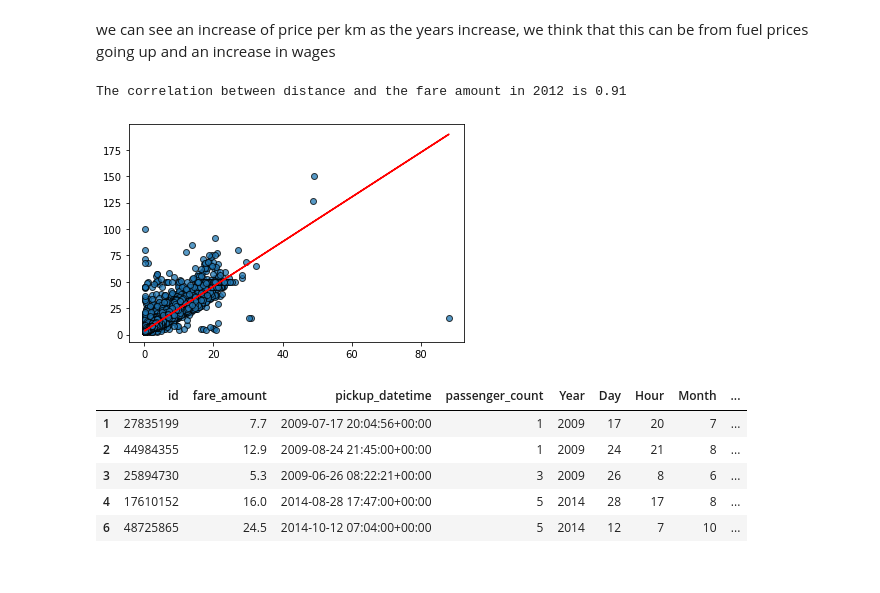
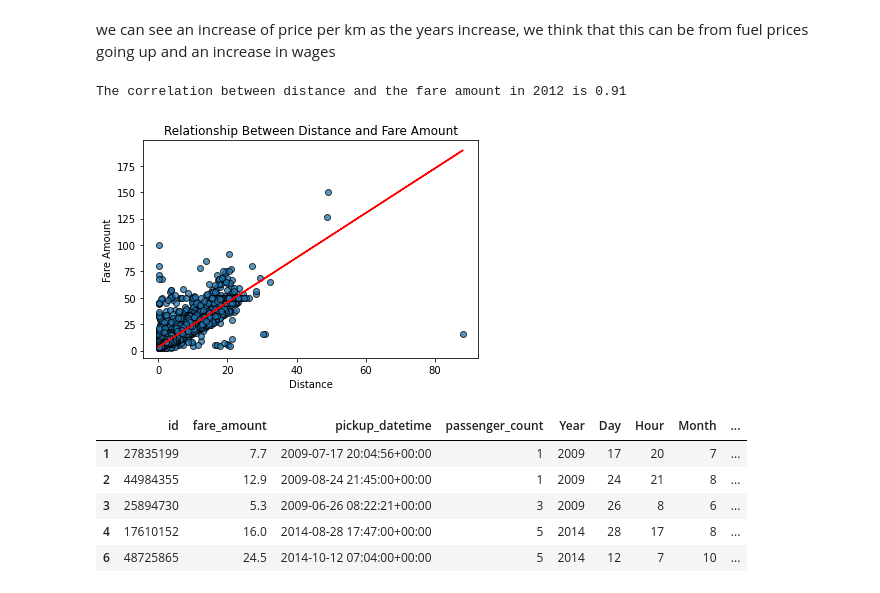
Before and after one commit to bradsmart1998/Brad, a Jupyter notebook: project_script_marta.ipynb, the cells around one changed output. Saved outputs shown, nothing was run; the diff lists cells and outputs as text; code cells hidden in the pictures.

```diff
--- a/project_script_marta.ipynb
+++ b/project_script_marta.ipynb
@@ -476,17 +476,20 @@ we think that this can be from fuel prices going up and an increase in wages
 # %%
 year_df = uber_file_df[uber_file_df["Year"] == 2011]
 x_axis = year_df["Distance"]
 y_axis = year_df["fare_amount"]
 correlation = st.pearsonr(x_axis, y_axis)
 (slope, intercept, rvalue, pvalue, stderr) = linregress(x_axis, y_axis)
 regress_values = x_axis * slope + intercept
 line_eq = "y = " + str(round(slope,2)) + "x + " + str(round(intercept,2))
 plt.plot(x_axis,regress_values,"r-")
 plt.scatter(x_axis, y_axis, marker="o", edgecolors="black", alpha=0.75)
+plt.title("Relationship Between Distance and Fare Amount")
+plt.xlabel("Distance")
+plt.ylabel("Fare Amount")
 print(f"The correlation between distance and the fare amount in 2012 is {round(correlation[0],2)}")
 # %% [output]
 The correlation between distance and the fare amount in 2012 is 0.91
-[figure, old version]
+[figure, new version]
 # %%
 uber_file_df.head()
 # %% [output]
```
